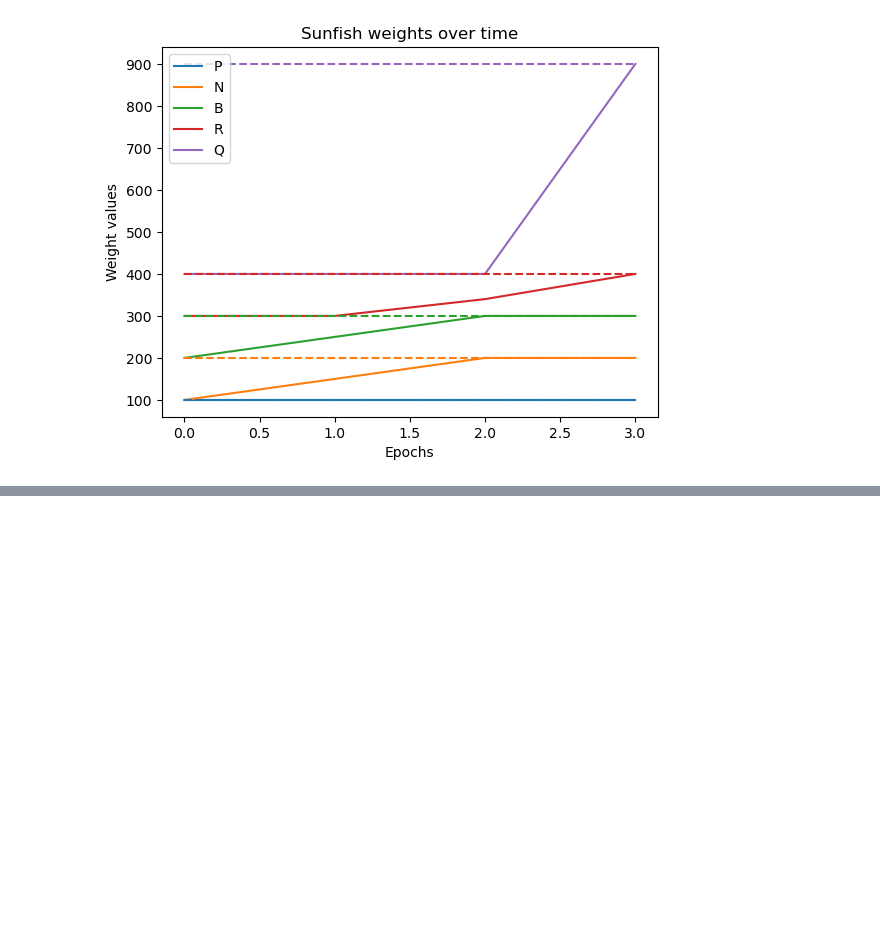
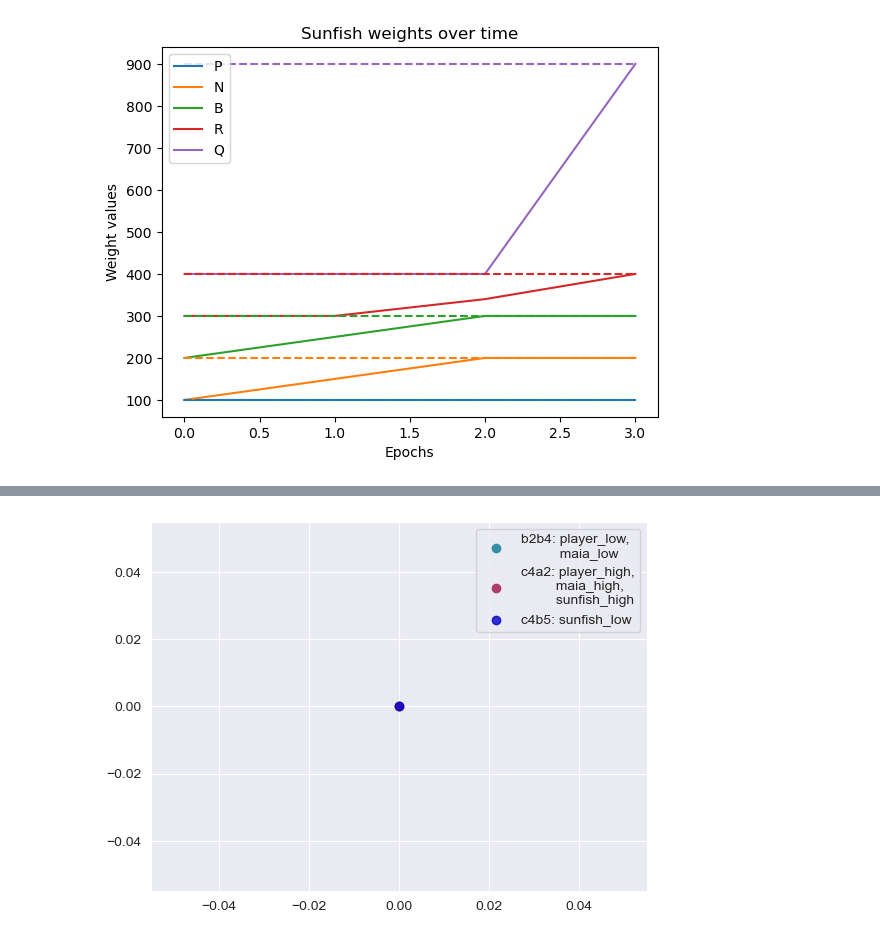
Before and after one commit to gnf-bachelor/irl-chess, a Jupyter notebook: test_topk.ipynb, the cells around one changed output, grey strips where cells are left out. Saved outputs shown, nothing was run; the diff lists cells and outputs as text; code cells hidden in the pictures; blank space fills up the shorter version.

```diff
--- a/test_topk.ipynb
+++ b/test_topk.ipynb
@@ -653,0 +688,10 @@ plt.show()
+# %%
+import matplotlib.pyplot as plt
+
+plt.scatter(0,0, label='b2b4: player_low,\n          maia_low', c='#348fa7')
+plt.scatter(0,0, label='c4a2: player_high,\n         maia_high,\n         sunfish_high', c='#b13c6c')
+plt.scatter(0,0, label='c4b5: sunfish_low', c='#0000cccc')
+plt.legend()
+plt.savefig('3moves.png', dpi=600)
+# %% [output]
+[figure, added]
```
Also changed, not shown: parts of 10 cells of this notebook, 13 other files.
